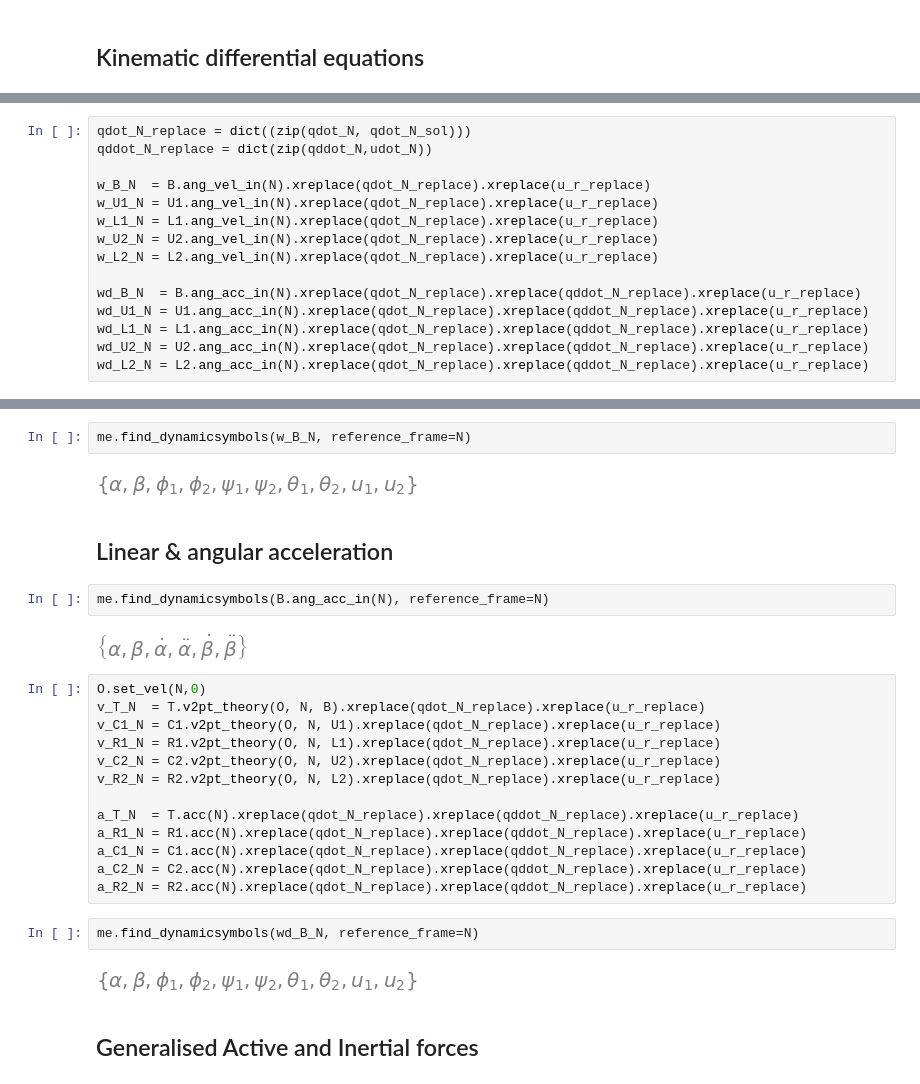
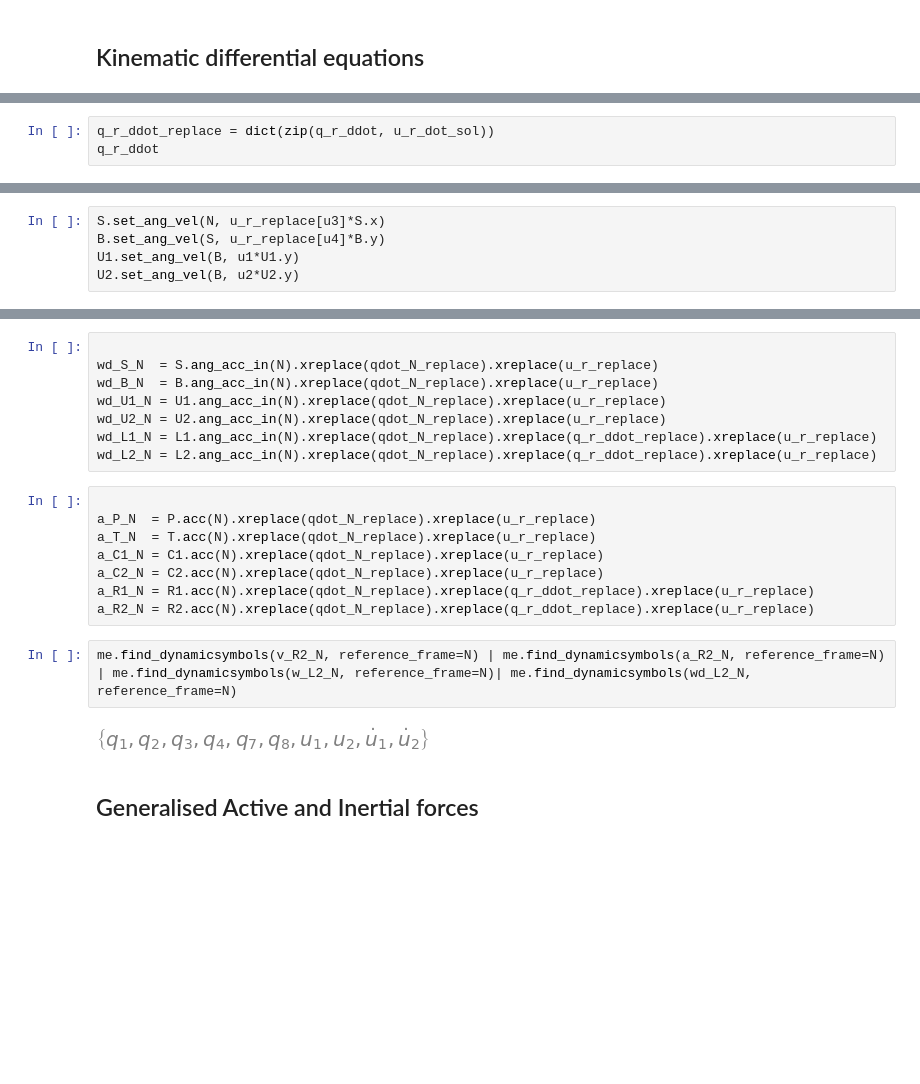
Before and after one commit to Soorajvasu/Biomechanics_math_modelling, a Jupyter notebook: waist_mechanism/waist dynamics/Waist_complete_dynamics.ipynb, the cells around one changed output, grey strips where cells are left out. Drawn from its saved outputs; the diff is of its cells as text; blank space fills up the shorter version.

```diff
--- a/waist_mechanism/waist dynamics/Waist_complete_dynamics.ipynb
+++ b/waist_mechanism/waist dynamics/Waist_complete_dynamics.ipynb
@@ -173,0 +214,3 @@ me.find_dynamicsymbols(u_r_sol)
+# %%
+q_r_ddot_replace = dict(zip(q_r_ddot, u_r_dot_sol))
+q_r_ddot
@@ -176,15 +221,5 @@ me.find_dynamicsymbols(u_r_sol)
 # %%
-qdot_N_replace = dict((zip(qdot_N, qdot_N_sol)))
-qddot_N_replace = dict(zip(qddot_N,udot_N))
-
-w_B_N  = B.ang_vel_in(N).xreplace(qdot_N_replace).xreplace(u_r_replace)
-w_U1_N = U1.ang_vel_in(N).xreplace(qdot_N_replace).xreplace(u_r_replace)
-w_L1_N = L1.ang_vel_in(N).xreplace(qdot_N_replace).xreplace(u_r_replace)
-w_U2_N = U2.ang_vel_in(N).xreplace(qdot_N_replace).xreplace(u_r_replace)
-w_L2_N = L2.ang_vel_in(N).xreplace(qdot_N_replace).xreplace(u_r_replace)
-
-wd_B_N  = B.ang_acc_in(N).xreplace(qdot_N_replace).xreplace(qddot_N_replace).xreplace(u_r_replace)
-wd_U1_N = U1.ang_acc_in(N).xreplace(qdot_N_replace).xreplace(qddot_N_replace).xreplace(u_r_replace)
-wd_L1_N = L1.ang_acc_in(N).xreplace(qdot_N_replace).xreplace(qddot_N_replace).xreplace(u_r_replace)
-wd_U2_N = U2.ang_acc_in(N).xreplace(qdot_N_replace).xreplace(qddot_N_replace).xreplace(u_r_replace)
-wd_L2_N = L2.ang_acc_in(N).xreplace(qdot_N_replace).xreplace(qddot_N_replace).xreplace(u_r_replace)
+S.set_ang_vel(N, u_r_replace[u3]*S.x)
+B.set_ang_vel(S, u_r_replace[u4]*B.y)
+U1.set_ang_vel(B, u1*U1.y)
+U2.set_ang_vel(B, u2*U2.y)
@@ -191,30 +241,23 @@ wd_L2_N = L2.ang_acc_in(N).xreplace(qdot_N_replace).xreplace(qddot_N_replace).xr
+# %%
+
+wd_S_N  = S.ang_acc_in(N).xreplace(qdot_N_replace).xreplace(u_r_replace)
+wd_B_N  = B.ang_acc_in(N).xreplace(qdot_N_replace).xreplace(u_r_replace)
+wd_U1_N = U1.ang_acc_in(N).xreplace(qdot_N_replace).xreplace(u_r_replace)
+wd_U2_N = U2.ang_acc_in(N).xreplace(qdot_N_replace).xreplace(u_r_replace)
+wd_L1_N = L1.ang_acc_in(N).xreplace(qdot_N_replace).xreplace(q_r_ddot_replace).xreplace(u_r_replace)
+wd_L2_N = L2.ang_acc_in(N).xreplace(qdot_N_replace).xreplace(q_r_ddot_replace).xreplace(u_r_replace)
+# %%
+
+a_P_N  = P.acc(N).xreplace(qdot_N_replace).xreplace(u_r_replace)
+a_T_N  = T.acc(N).xreplace(qdot_N_replace).xreplace(u_r_replace)
+a_C1_N = C1.acc(N).xreplace(qdot_N_replace).xreplace(u_r_replace)
+a_C2_N = C2.acc(N).xreplace(qdot_N_replace).xreplace(u_r_replace)
+a_R1_N = R1.acc(N).xreplace(qdot_N_replace).xreplace(q_r_ddot_replace).xreplace(u_r_replace)
+a_R2_N = R2.acc(N).xreplace(qdot_N_replace).xreplace(q_r_ddot_replace).xreplace(u_r_replace)
 # %%
-me.find_dynamicsymbols(w_B_N, reference_frame=N)
+me.find_dynamicsymbols(v_R2_N, reference_frame=N) | me.find_dynamicsymbols(a_R2_N, reference_frame=N) | me.find_dynamicsymbols(w_L2_N, reference_frame=N)| me.find_dynamicsymbols(wd_L2_N, reference_frame=N)
 # %% [output]
-[figure, old version]
+[figure, new version]
-# %% [markdown]
-## Linear & angular acceleration
-# %%
-me.find_dynamicsymbols(B.ang_acc_in(N), reference_frame=N)
-# %% [output]
-[figure, removed]
-# %%
-O.set_vel(N,0)
-v_T_N  = T.v2pt_theory(O, N, B).xreplace(qdot_N_replace).xreplace(u_r_replace)
-v_C1_N = C1.v2pt_theory(O, N, U1).xreplace(qdot_N_replace).xreplace(u_r_replace)
-v_R1_N = R1.v2pt_theory(O, N, L1).xreplace(qdot_N_replace).xreplace(u_r_replace)
-v_C2_N = C2.v2pt_theory(O, N, U2).xreplace(qdot_N_replace).xreplace(u_r_replace)
-v_R2_N = R2.v2pt_theory(O, N, L2).xreplace(qdot_N_replace).xreplace(u_r_replace)
-
-a_T_N  = T.acc(N).xreplace(qdot_N_replace).xreplace(qddot_N_replace).xreplace(u_r_replace)
-a_R1_N = R1.acc(N).xreplace(qdot_N_replace).xreplace(qddot_N_replace).xreplace(u_r_replace)
-a_C1_N = C1.acc(N).xreplace(qdot_N_replace).xreplace(qddot_N_replace).xreplace(u_r_replace)
-a_C2_N = C2.acc(N).xreplace(qdot_N_replace).xreplace(qddot_N_replace).xreplace(u_r_replace)
-a_R2_N = R2.acc(N).xreplace(qdot_N_replace).xreplace(qddot_N_replace).xreplace(u_r_replace)
-# %%
-me.find_dynamicsymbols(wd_B_N, reference_frame=N)
-# %% [output]
-[figure, removed]
 # %% [markdown]
 ## Generalised Active and Inertial forces
 # %%
```
Also changed, not shown: parts of 55 cells of this notebook.
